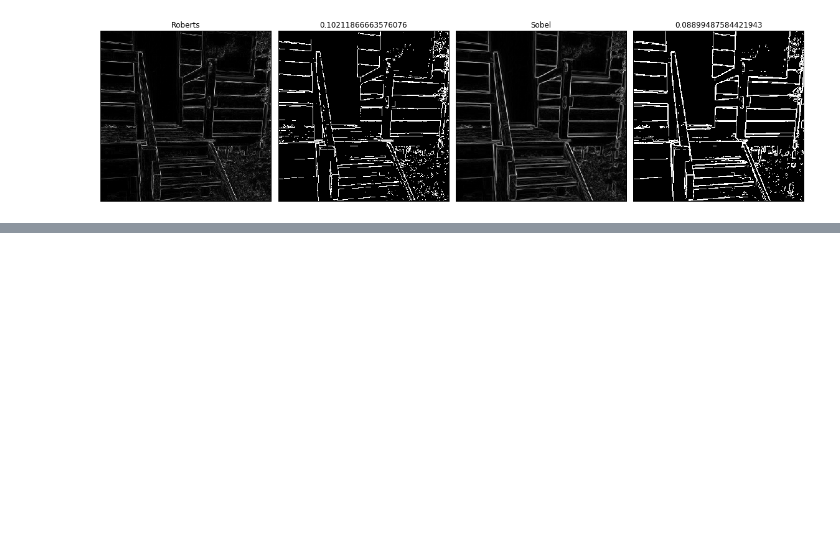
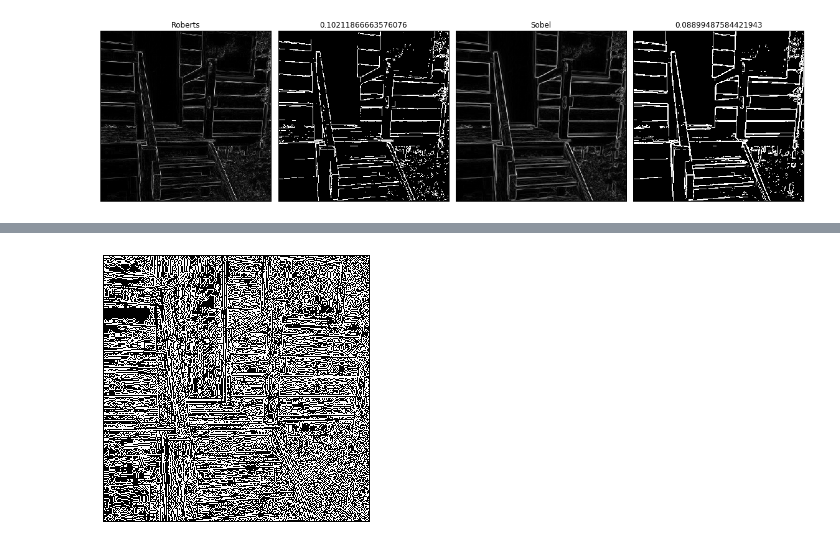
Before and after one commit to shoulderhu/azure-image-ipy, a Jupyter notebook: Chapter/Chapter 9 Image Segmentation.ipynb, the cells around one changed output, grey strips where cells are left out. Drawn from its saved outputs; the diff is of its cells as text; code cells hidden in the pictures; blank space fills up the shorter version.

```diff
--- a/Chapter/Chapter 9 Image Segmentation.ipynb
+++ b/Chapter/Chapter 9 Image Segmentation.ipynb
@@ -250,0 +202,5 @@ plt.imshow(edge_sobel, "gray")
+# %%
+lz = laplace_zerocross(s2)
+matplot([lz])
+# %% [output]
+[figure, added]
```
Also changed, not shown: parts of 11 cells of this notebook, 36 other files.
